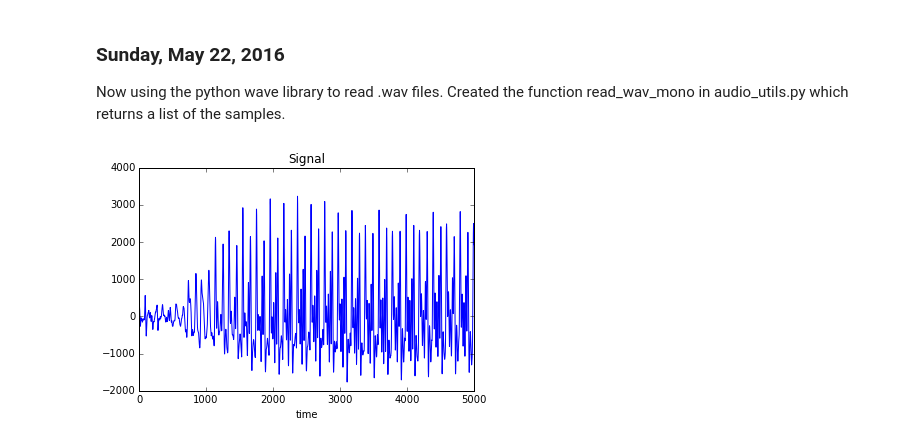
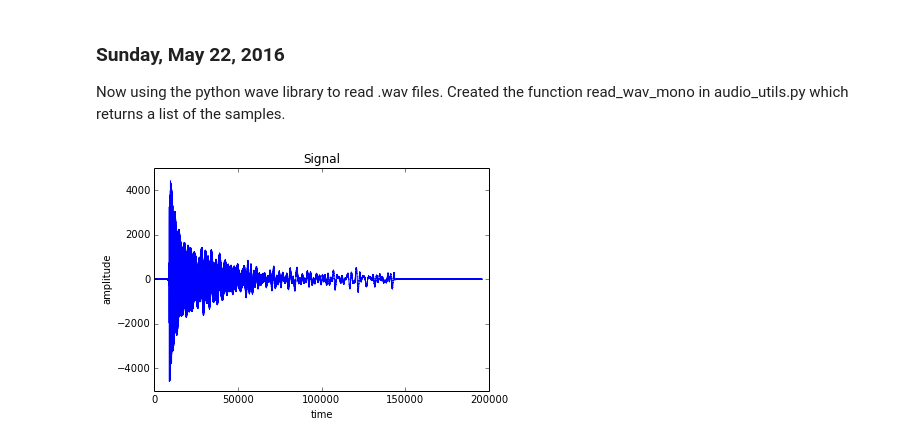
Before and after one commit to bertschingert/cs328-final, a Jupyter notebook: CS328-Final-Lab-Notebook.ipynb, the cells around one changed output. Drawn from its saved outputs; the diff is of its cells as text; code cells hidden in the pictures.

Commit message:
updated graph code and small fixes

```diff
--- a/CS328-Final-Lab-Notebook.ipynb
+++ b/CS328-Final-Lab-Notebook.ipynb
@@ -85,7 +75,7 @@ after window: spectral centroid is  439.980068349
 
 Now using the python wave library to read .wav files. Created the function read_wav_mono in audio_utils.py which returns a list of the samples.
 # %%
-f = au.read_wav_mono('audio_files/trumpet_A3_15_pianissimo_normal.wav')
-au.graph_signal(f[:5000])
+f = au.read_wav_mono('audio_files/guitar_A4_very-long_forte_normal.wav')
+au.graph_signal(f)
 # %% [output]
-[figure, old version]
+[figure, new version]
```
Also changed, not shown: parts of 9 cells of this notebook, 2 other files.
